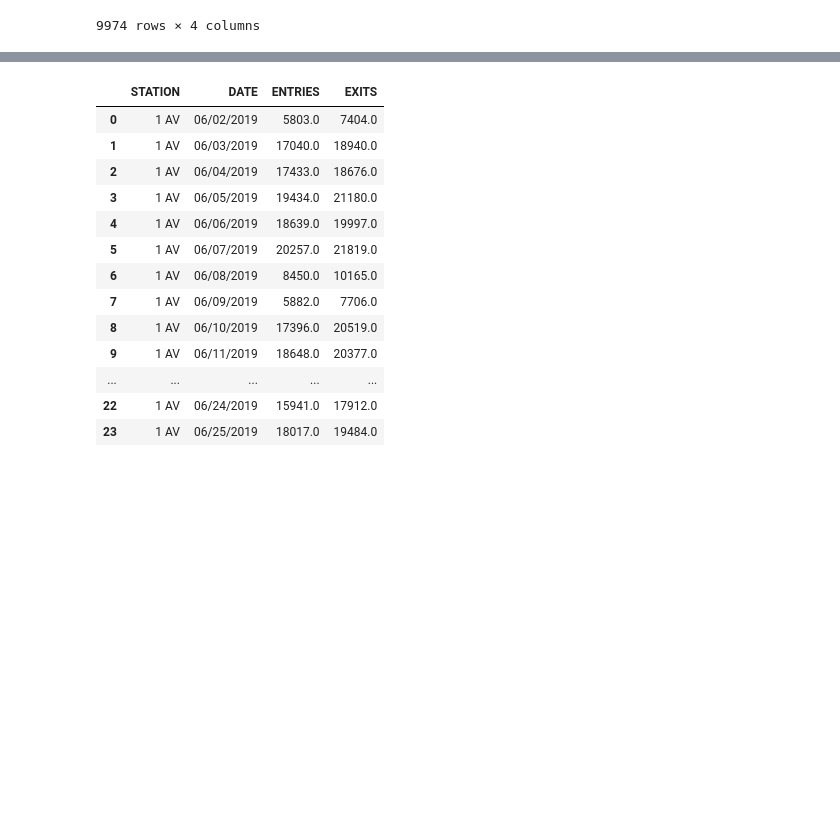
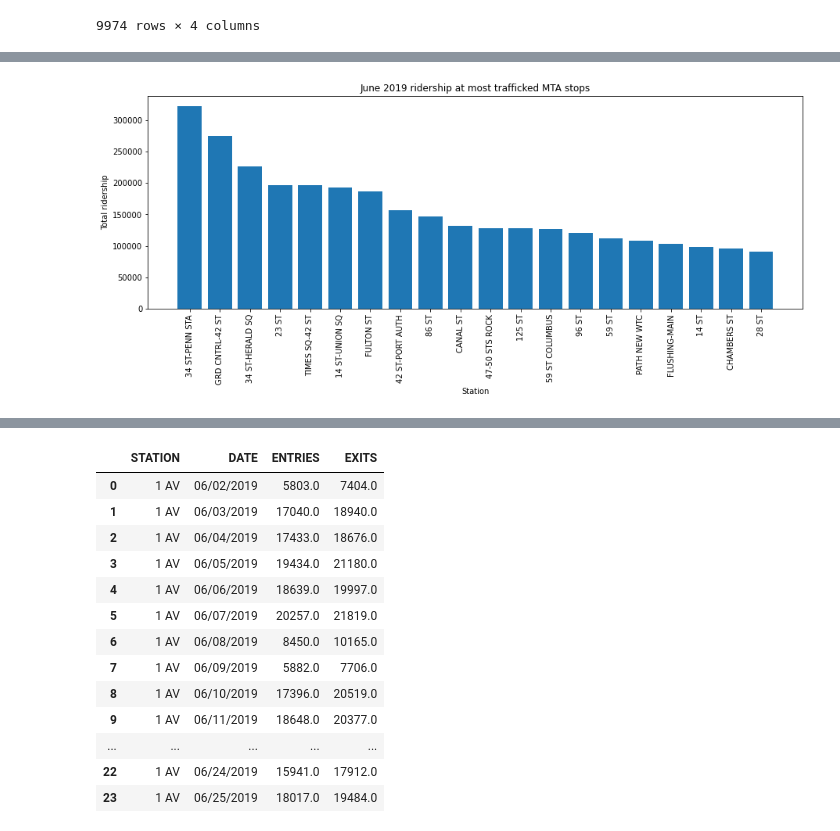
Before and after one commit to mattsegall/MTA-Project1, a Jupyter notebook: Nathaniel Exploration.ipynb, the cells around one changed output, grey strips where cells are left out. Saved outputs shown, nothing was run; the diff lists cells and outputs as text; code cells hidden in the pictures; blank space fills up the shorter version.

Commit message:
Added total ridership df

```diff
--- a/Nathaniel Exploration.ipynb
+++ b/Nathaniel Exploration.ipynb
@@ -129,3 +129,5 @@ jd_ds_clean
 | 10193 | ZEREGA AV | 06/27/2019 | 2634.0 | 2569.0 |
 | 10194 | ZEREGA AV | 06/28/2019 | 2508.0 | 2406.0 |
 9974 rows × 4 columns
+# %%
+jd_ds_clean['TOTAL RIDERSHIP'] = jd_ds_clean['ENTRIES']+jd_ds_clean['EXITS']
@@ -131,0 +150,12 @@ jd_ds_clean
+# %%
+station_ridership =jd_ds_clean.groupby(['STATION'])[['TOTAL RIDERSHIP']].median().sort_values('TOTAL RIDERSHIP',ascending=False)
+# %%
+plt.figure(figsize = (15,5))
+plt.bar(station_ridership.index[:20],station_ridership['TOTAL RIDERSHIP'][:20])
+plt.xticks(rotation='vertical')
+plt.xlabel('Station')
+plt.ylabel('Total ridership')
+plt.title('June 2019 ridership at most trafficked MTA stops')
+plt.show()
+# %% [output]
+[figure, added]
```
Also changed, not shown: parts of 2 cells of this notebook.
